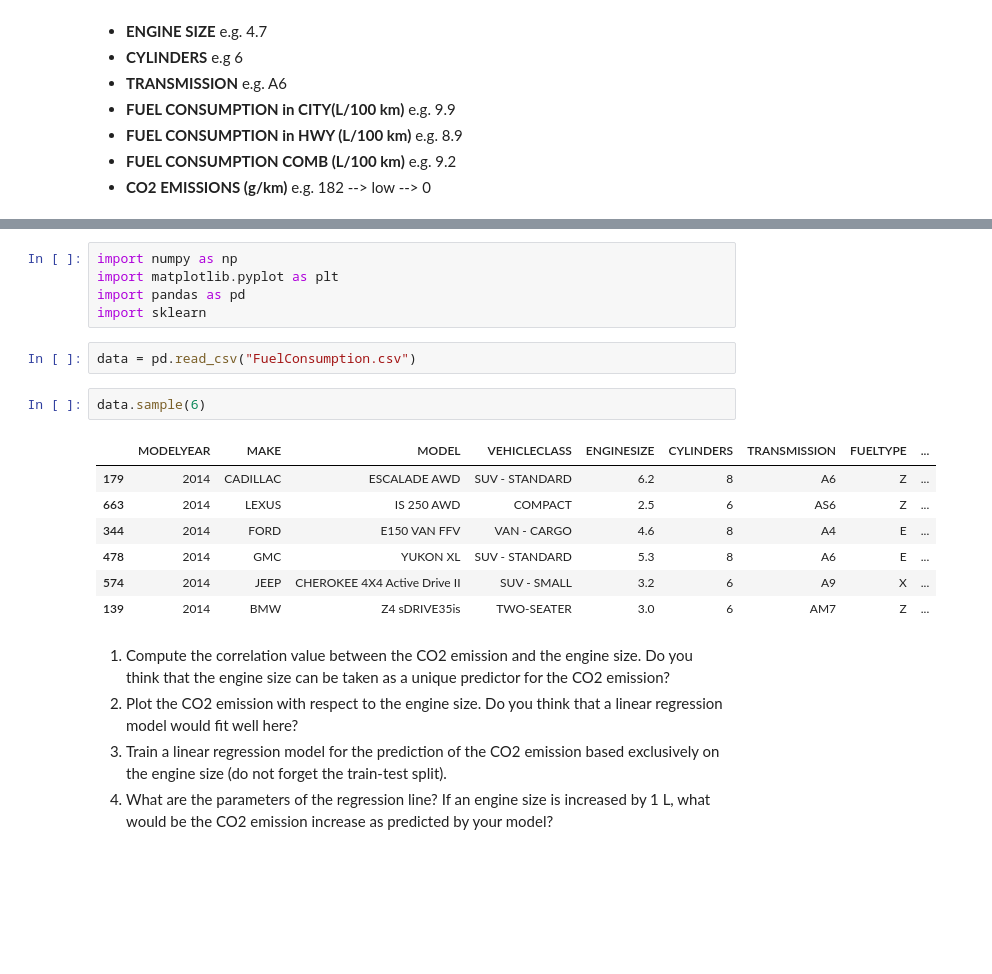
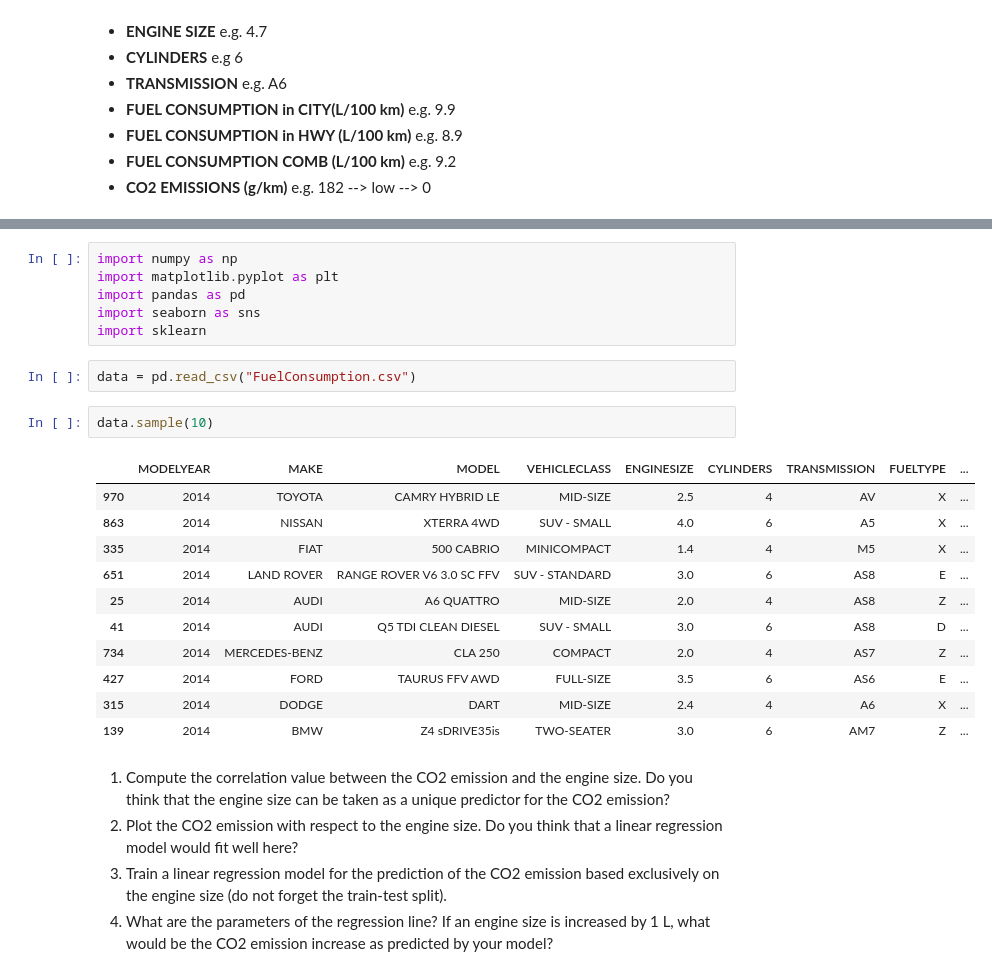
Before and after one commit to ediziks/EPITA-DSA-Notes, a Jupyter notebook: FoundationsOfStatisticalAnalysisAndMachineLearning[FSAML]/class3/Assgnmnt 3/ML_course03_practice.ipynb, the cells around one changed output, grey strips where cells are left out. Cells and saved outputs as stored; diff of their text form; blank space fills up the shorter version.

```diff
--- a/FoundationsOfStatisticalAnalysisAndMachineLearning[FSAML]/class3/Assgnmnt 3/ML_course03_practice.ipynb
+++ b/FoundationsOfStatisticalAnalysisAndMachineLearning[FSAML]/class3/Assgnmnt 3/ML_course03_practice.ipynb
@@ -21,18 +21,23 @@
 import numpy as np
 import matplotlib.pyplot as plt
 import pandas as pd
+import seaborn as sns
 import sklearn
 # %%
 data = pd.read_csv("FuelConsumption.csv")
 # %%
-data.sample(6)
+data.sample(10)
 # %% [output]
 |  | MODELYEAR | MAKE | MODEL | VEHICLECLASS | ENGINESIZE | CYLINDERS | TRANSMISSION | FUELTYPE | ... |
-| 179 | 2014 | CADILLAC | ESCALADE AWD | SUV - STANDARD | 6.2 | 8 | A6 | Z | ... |
-| 663 | 2014 | LEXUS | IS 250 AWD | COMPACT | 2.5 | 6 | AS6 | Z | ... |
-| 344 | 2014 | FORD | E150 VAN FFV | VAN - CARGO | 4.6 | 8 | A4 | E | ... |
-| 478 | 2014 | GMC | YUKON XL | SUV - STANDARD | 5.3 | 8 | A6 | E | ... |
-| 574 | 2014 | JEEP | CHEROKEE 4X4 Active Drive II | SUV - SMALL | 3.2 | 6 | A9 | X | ... |
+| 970 | 2014 | TOYOTA | CAMRY HYBRID LE | MID-SIZE | 2.5 | 4 | AV | X | ... |
+| 863 | 2014 | NISSAN | XTERRA 4WD | SUV - SMALL | 4.0 | 6 | A5 | X | ... |
+| 335 | 2014 | FIAT | 500 CABRIO | MINICOMPACT | 1.4 | 4 | M5 | X | ... |
+| 651 | 2014 | LAND ROVER | RANGE ROVER V6 3.0 SC FFV | SUV - STANDARD | 3.0 | 6 | AS8 | E | ... |
+| 25 | 2014 | AUDI | A6 QUATTRO | MID-SIZE | 2.0 | 4 | AS8 | Z | ... |
+| 41 | 2014 | AUDI | Q5 TDI CLEAN DIESEL | SUV - SMALL | 3.0 | 6 | AS8 | D | ... |
+| 734 | 2014 | MERCEDES-BENZ | CLA 250 | COMPACT | 2.0 | 4 | AS7 | Z | ... |
+| 427 | 2014 | FORD | TAURUS FFV AWD | FULL-SIZE | 3.5 | 6 | AS6 | E | ... |
+| 315 | 2014 | DODGE | DART | MID-SIZE | 2.4 | 4 | A6 | X | ... |
 | 139 | 2014 | BMW | Z4 sDRIVE35is | TWO-SEATER | 3.0 | 6 | AM7 | Z | ... |
 # %% [markdown]
 1. Compute the correlation value between the CO2 emission and the engine size. Do you think that the engine size can be taken as a unique predictor for the CO2 emission?
```
Also changed, not shown: parts of 29 cells of this notebook.
